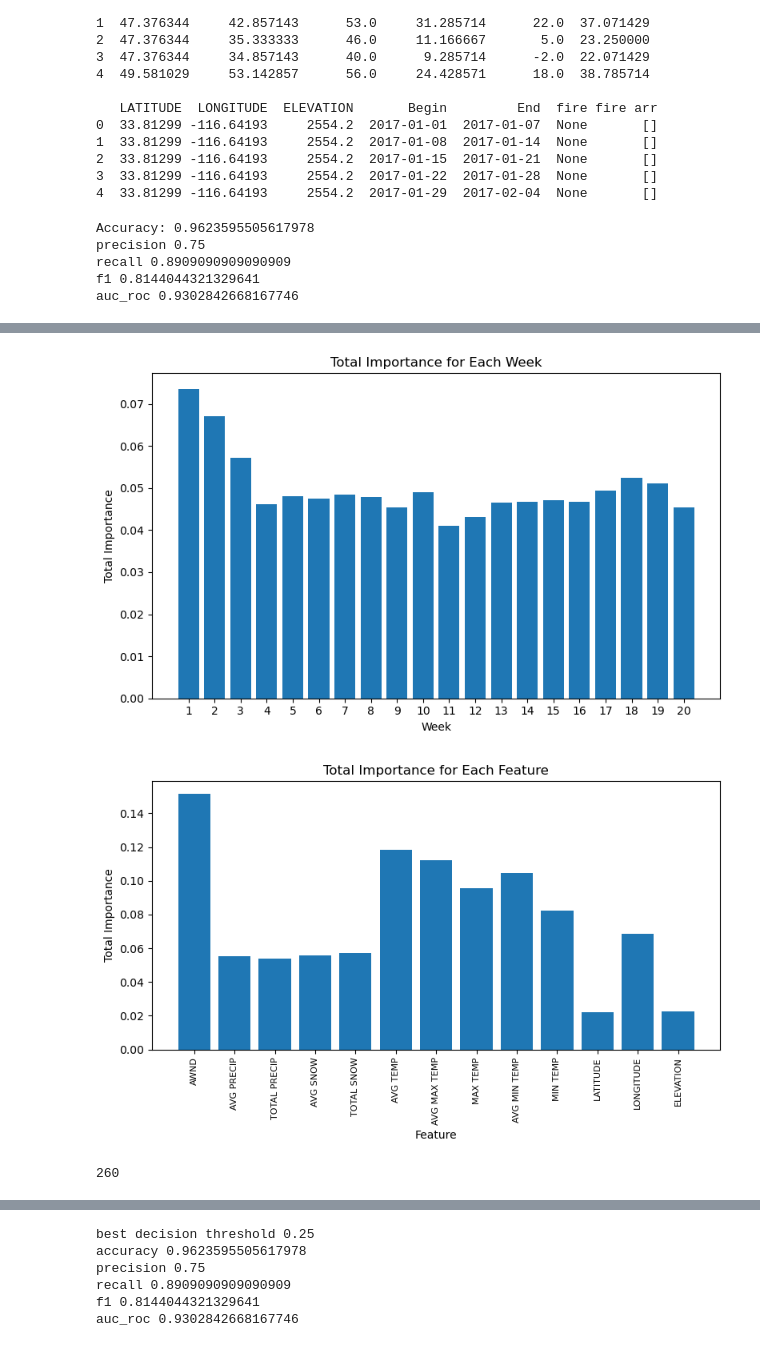
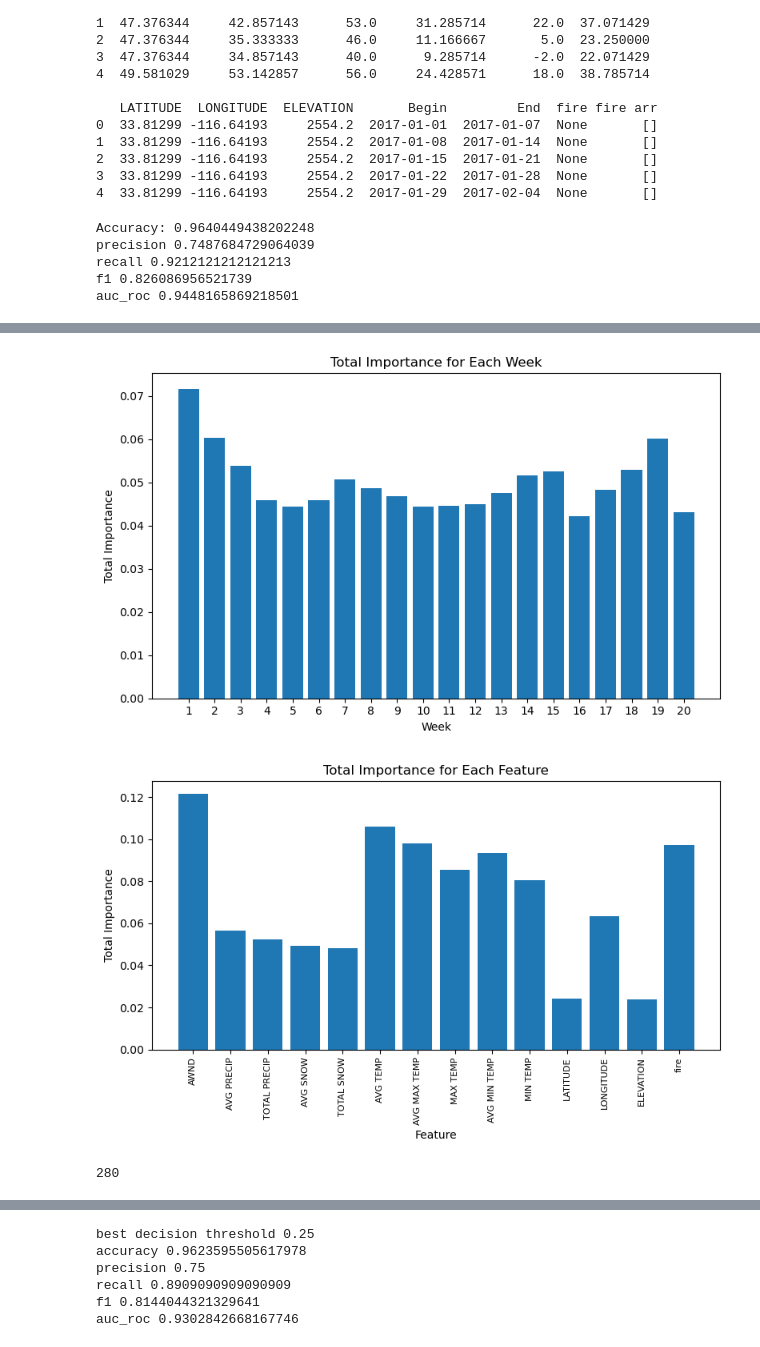
Before and after one commit to aaroncao06/calfire-ml, a Jupyter notebook: CalfireRFtimeSeries.ipynb, the cells around one changed output, grey strips where cells are left out. Cells and saved outputs as stored; diff of their text form; code cells hidden in the pictures.

```diff
--- a/CalfireRFtimeSeries.ipynb
+++ b/CalfireRFtimeSeries.ipynb
@@ -63,7 +63,7 @@ combined_data = combined_data.dropna()
 #window_size = 7  # Number of previous weeks to consider
 window_size = 20
 
-features = ['AWND', 'AVG PRECIP', 'TOTAL PRECIP','AVG SNOW','TOTAL SNOW','AVG TEMP','AVG MAX TEMP','MAX TEMP','AVG MIN TEMP','MIN TEMP','LATITUDE','LONGITUDE','ELEVATION']
+features = ['AWND', 'AVG PRECIP', 'TOTAL PRECIP','AVG SNOW','TOTAL SNOW','AVG TEMP','AVG MAX TEMP','MAX TEMP','AVG MIN TEMP','MIN TEMP','LATITUDE','LONGITUDE','ELEVATION', 'fire']
 target = 'fire next week'
 
 # Split data into features and target
@@ -98,17 +98,17 @@ print('recall', recall_score(y_test, default_pred)) #PRIORITIZE RECALL!!!!!
 print('f1', f1_score(y_test, default_pred))
 print('auc_roc', roc_auc_score(y_test, default_pred))
 # %% [output]
-Accuracy: 0.9623595505617978
-precision 0.75
-recall 0.8909090909090909
-f1 0.8144044321329641
-auc_roc 0.9302842668167746
+Accuracy: 0.9640449438202248
+precision 0.7487684729064039
+recall 0.9212121212121213
+f1 0.826086956521739
+auc_roc 0.9448165869218501
 # %%
 
 feature_importances = model.feature_importances_
 
 # Reshape feature importances to match the number of weeks and features
-feature_importances = feature_importances.reshape(window_size, 13)
+feature_importances = feature_importances.reshape(window_size, 14)
 
 # Plot feature importances for each week
 num_weeks, num_features = feature_importances.shape
@@ -164,6 +164,6 @@ print(len(model.feature_importances_))
-[figure, old version]
+[figure, new version]
-[figure, old version]
+[figure, new version]
-260
+280
 # %%
 # Convert predictions to binary values (0 or 1)
 
```
Also changed, not shown: parts of 2 cells of this notebook.
